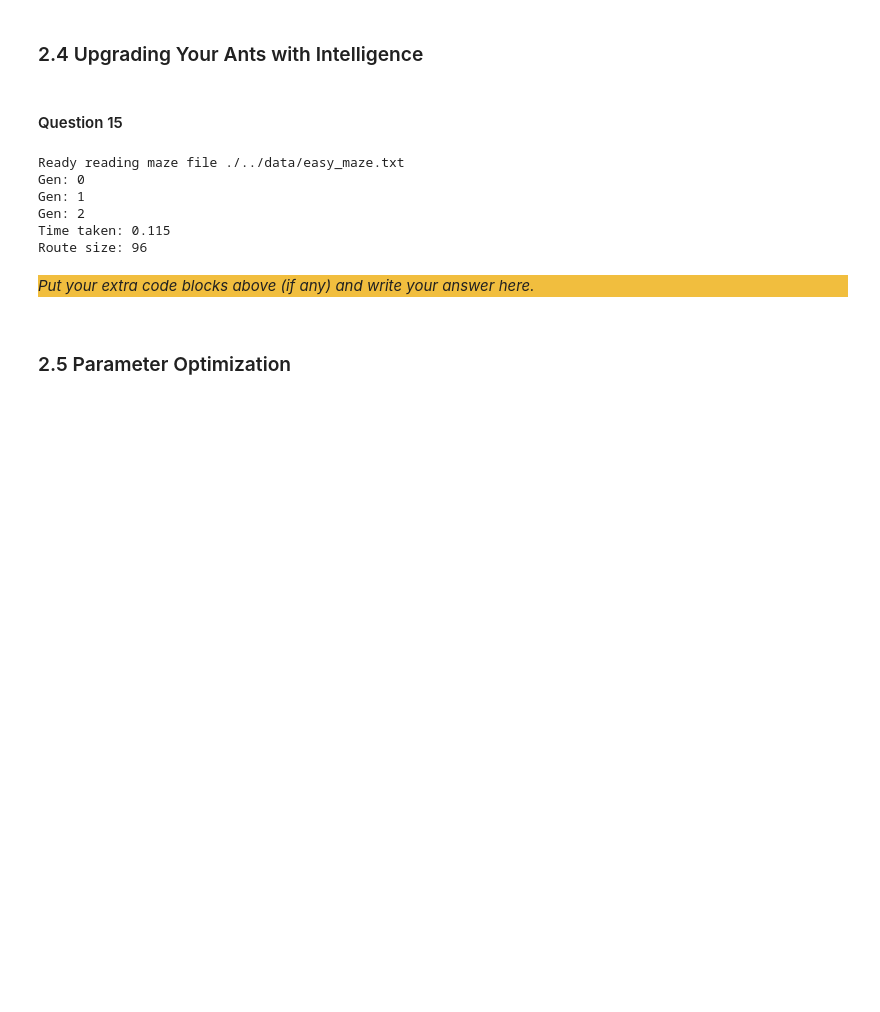
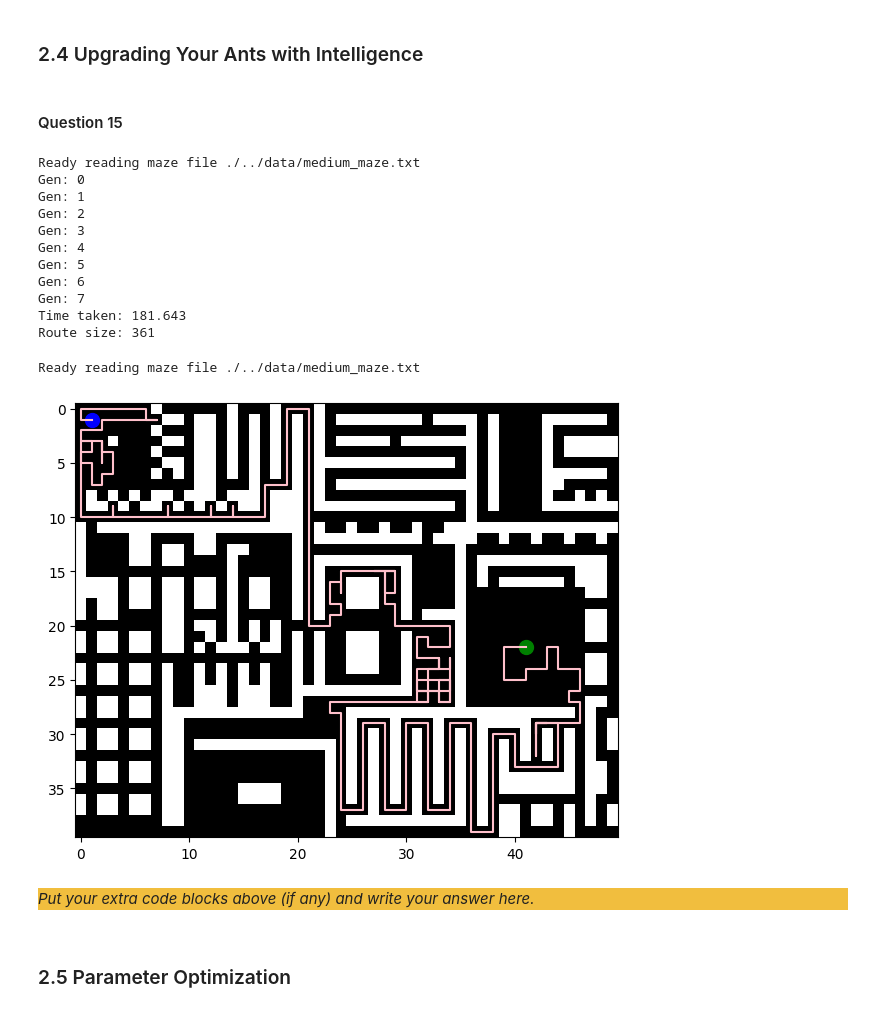
Before and after one commit to CtrlandAlt/IC_Project2, a Jupyter notebook: src/Main.ipynb, the cells around one changed output. Drawn from its saved outputs; the diff is of its cells as text; code cells hidden in the pictures; blank space fills up the shorter version.

```diff
--- a/src/Main.ipynb
+++ b/src/Main.ipynb
@@ -585,12 +585,13 @@ class AntColonyOptimization:
     @param q: the normalization factor for the amount of dropped pheromone
     @param evaporation: the evaporation factor for the pheromones
     """
-    def __init__(self, maze, ants_per_gen, generations, q, evaporation):
+    def __init__(self, maze, ants_per_gen, generations, q, evaporation, intelligent):
         self.maze = maze
         self.ants_per_gen = ants_per_gen
         self.generations = generations
         self.q = q
         self.evaporation = evaporation
+        self.intelligent = intelligent
 
     """
     Loop that starts the shortest path process
@@ -606,7 +607,10 @@ class AntColonyOptimization:
         for i in range(self.generations):
             print("Gen: " + str(i))
             for ant in range(self.ants_per_gen):
-                ants[ant] = StandardAnt(self.maze, path_specification)
+                if(self.intelligent):
+                    ants[ant] = IntelligentAnt(self.maze, path_specification)
+                else:
+                    ants[ant] = StandardAnt(self.maze, path_specification)
             for ant in range(self.ants_per_gen):
                 route = ants[ant].find_route()
                 if (best_Route is None):
@@ -752,14 +718,14 @@ class IntelligentAntColonyOptimization:
 # %%
 # Please keep your parameters for the ACO easily changeable here
-gen = 10
-no_gen = 3
+gen = 20
+no_gen = 8
 q = 1600
 evap = 0.1
 
 # Construct the optimization objects
-maze = Maze.create_maze("./../data/easy_maze.txt")
-spec = PathSpecification.read_coordinates("./../data/easy_coordinates.txt")
-aco = IntelligentAntColonyOptimization(maze, gen, no_gen, q, evap)
+maze = Maze.create_maze("./../data/medium_maze.txt")
+spec = PathSpecification.read_coordinates("./../data/medium_coordinates.txt")
+aco = AntColonyOptimization(maze, gen, no_gen, q, evap, True)
 
 
 start_time = int(round(time.time() * 1000))
@@ -768,14 +734,35 @@ shortest_route = aco.find_shortest_route(spec)
 print("Time taken: " + str((int(round(time.time() * 1000)) - start_time) / 1000.0))
 print("Route size: " + str(shortest_route.size()))
 
-shortest_route.write_to_file("./../data/easy_solution.txt")
+shortest_route.write_to_file("./../data/medium_solution.txt")
 # %% [output]
-Ready reading maze file ./../data/easy_maze.txt
+Ready reading maze file ./../data/medium_maze.txt
 Gen: 0
 Gen: 1
 Gen: 2
-Time taken: 0.115
-Route size: 96
+Gen: 3
+Gen: 4
+Gen: 5
+Gen: 6
+Gen: 7
+Time taken: 181.643
+Route size: 361
+# %%
+from PathSpecification import PathSpecification
+from TSPData import TSPData
+from VisualizerHelpers import Maze
+from Visualizer import Visualizer
+
+# Initializing the maze
+maze = Maze.create_maze("./../data/medium_maze.txt")
+
+spec = PathSpecification.read_coordinates("./../data/medium_coordinates.txt")
+
+# Visualizing the path
+Visualizer.visualize_individual_path(maze, shortest_route, spec)
+# %% [output]
+Ready reading maze file ./../data/medium_maze.txt
+[figure, added]
 # %% [markdown]
 <div style="background-color:#f1be3e">
 
```
Also changed, not shown: parts of 4 cells of this notebook, 4 other files.
